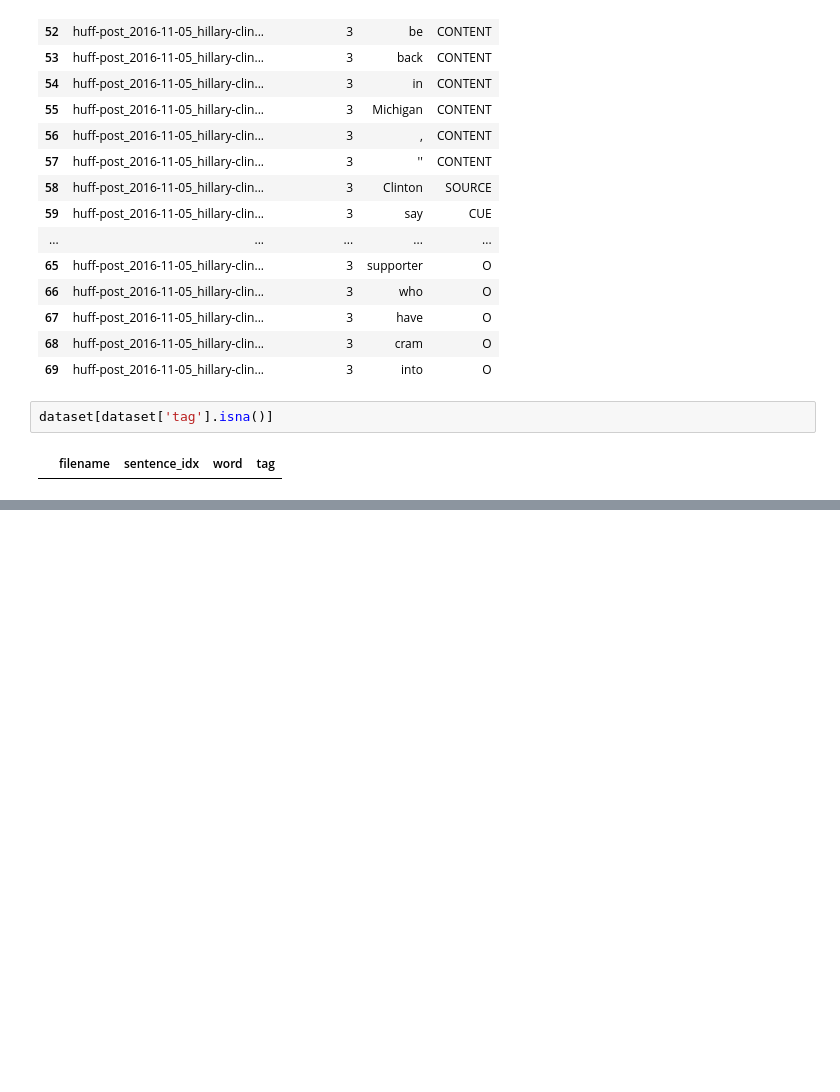
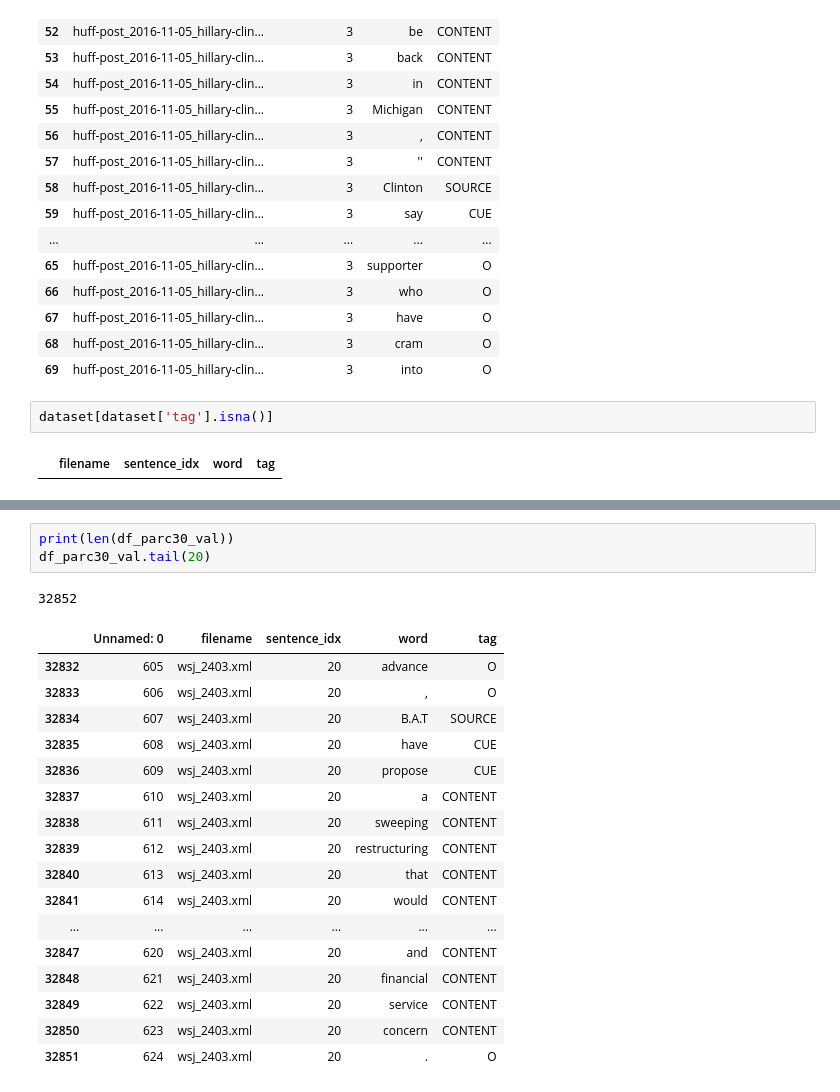
Before and after one commit to xixiwangvu2021/NLPtech_attribution_system, a Jupyter notebook: notebooks/LSTM-CRF-Kaggle-LSTM-Dataprep.ipynb, the cells around one changed output, grey strips where cells are left out. Saved outputs shown, nothing was run; the diff lists cells and outputs as text; blank space fills up the shorter version.

```diff
--- a/notebooks/LSTM-CRF-Kaggle-LSTM-Dataprep.ipynb
+++ b/notebooks/LSTM-CRF-Kaggle-LSTM-Dataprep.ipynb
@@ -196,0 +305,22 @@ dataset.to_csv(out_filepath + out_file_name, sep = ';')
+# %%
+print(len(df_parc30_val))
+df_parc30_val.tail(20)
+# %% [output]
+32852
+|  | Unnamed: 0 | filename | sentence_idx | word | tag |
+| 32832 | 605 | wsj_2403.xml | 20 | advance | O |
+| 32833 | 606 | wsj_2403.xml | 20 | , | O |
+| 32834 | 607 | wsj_2403.xml | 20 | B.A.T | SOURCE |
+| 32835 | 608 | wsj_2403.xml | 20 | have | CUE |
+| 32836 | 609 | wsj_2403.xml | 20 | propose | CUE |
+| 32837 | 610 | wsj_2403.xml | 20 | a | CONTENT |
+| 32838 | 611 | wsj_2403.xml | 20 | sweeping | CONTENT |
+| 32839 | 612 | wsj_2403.xml | 20 | restructuring | CONTENT |
+| 32840 | 613 | wsj_2403.xml | 20 | that | CONTENT |
+| 32841 | 614 | wsj_2403.xml | 20 | would | CONTENT |
+| ... | ... | ... | ... | ... | ... |
+| 32847 | 620 | wsj_2403.xml | 20 | and | CONTENT |
+| 32848 | 621 | wsj_2403.xml | 20 | financial | CONTENT |
+| 32849 | 622 | wsj_2403.xml | 20 | service | CONTENT |
+| 32850 | 623 | wsj_2403.xml | 20 | concern | CONTENT |
+| 32851 | 624 | wsj_2403.xml | 20 | . | O |
```
Also changed, not shown: parts of 8 cells of this notebook.
